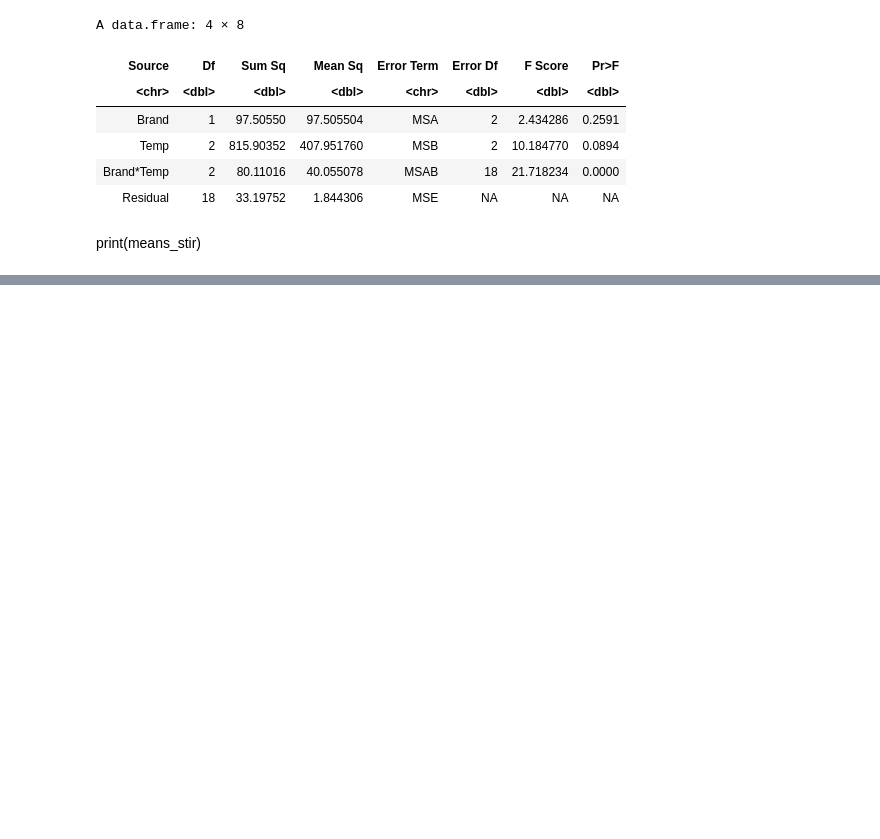
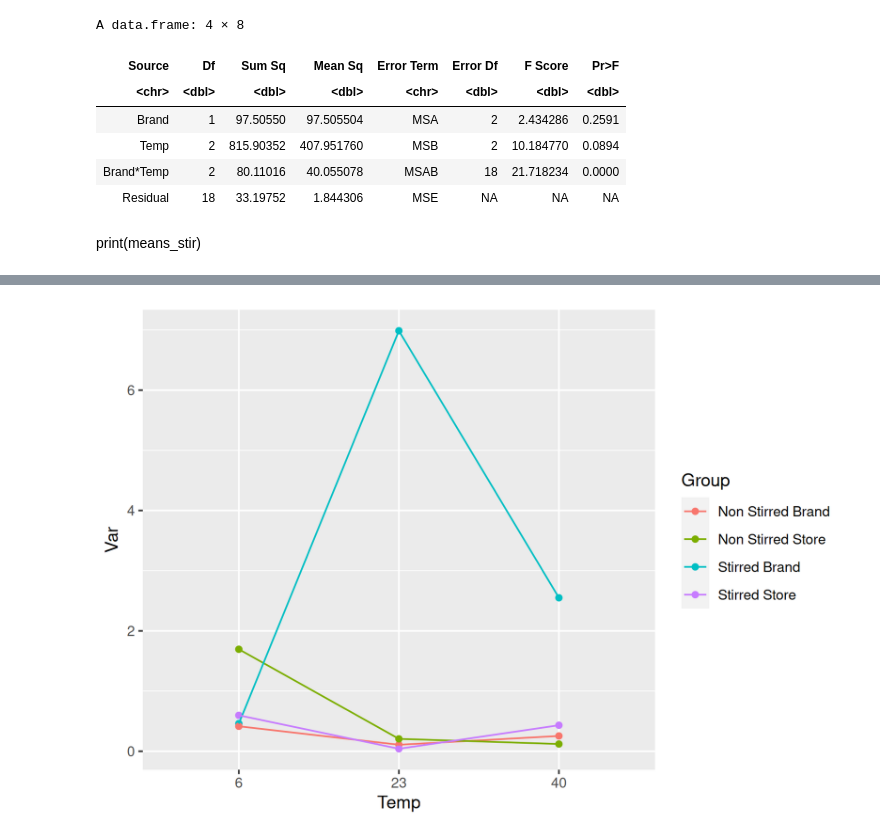
Before and after one commit to hkopanski/ST_518_Project, a Jupyter notebook: mixed_effect_SASlike.ipynb, the cells around one changed output, grey strips where cells are left out. Cells and saved outputs as stored; diff of their text form; code cells hidden in the pictures; blank space fills up the shorter version.

```diff
--- a/mixed_effect_SASlike.ipynb
+++ b/mixed_effect_SASlike.ipynb
@@ -888,0 +920,5 @@ print(means_stir)
+# %%
+ggplot(var_table) + geom_point(aes(x = Temp, y = Var, col = Group)) +
+    geom_line(aes(x = Temp, y = Var, col = Group, group = Group))
+# %% [output]
+[figure, added]
```
Also changed, not shown: parts of 2 cells of this notebook.
